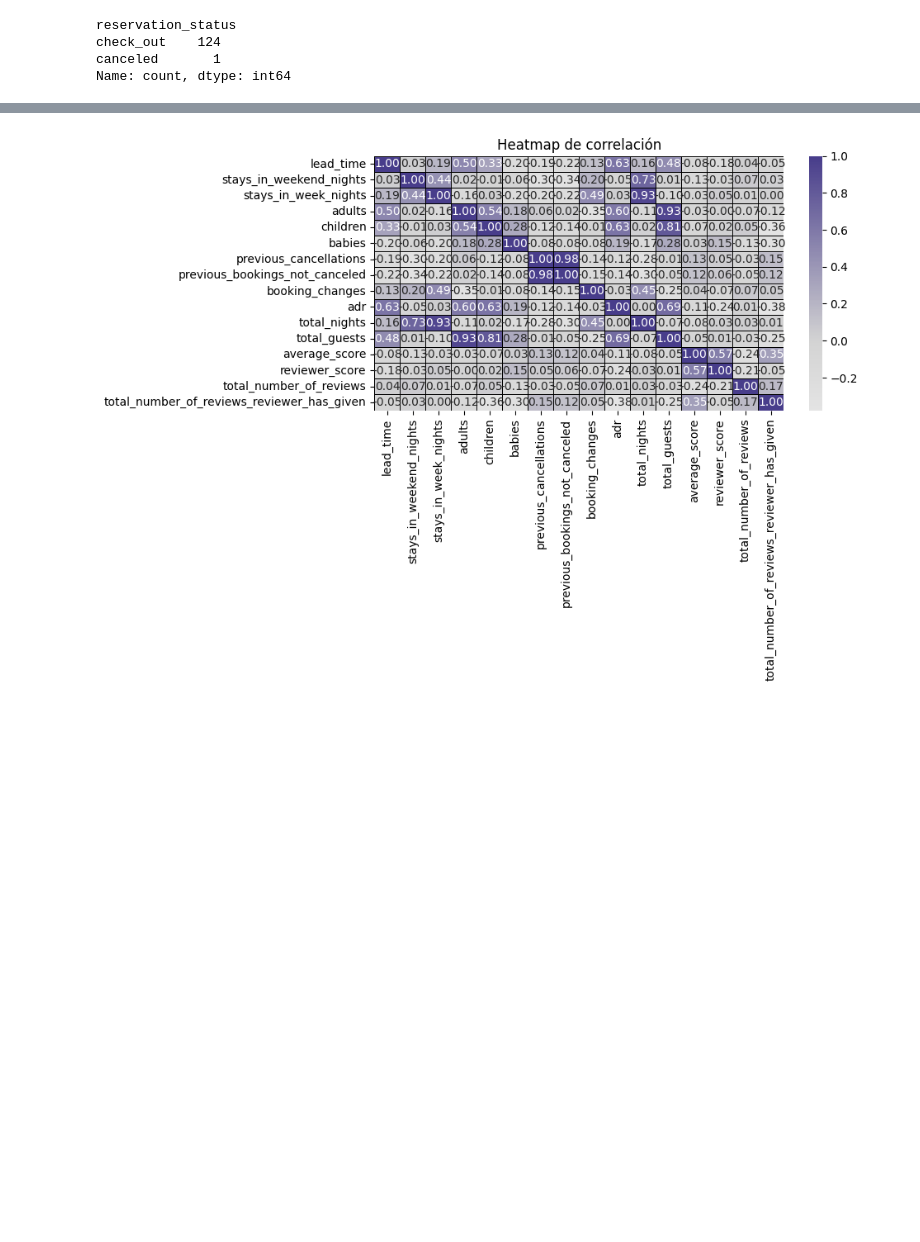
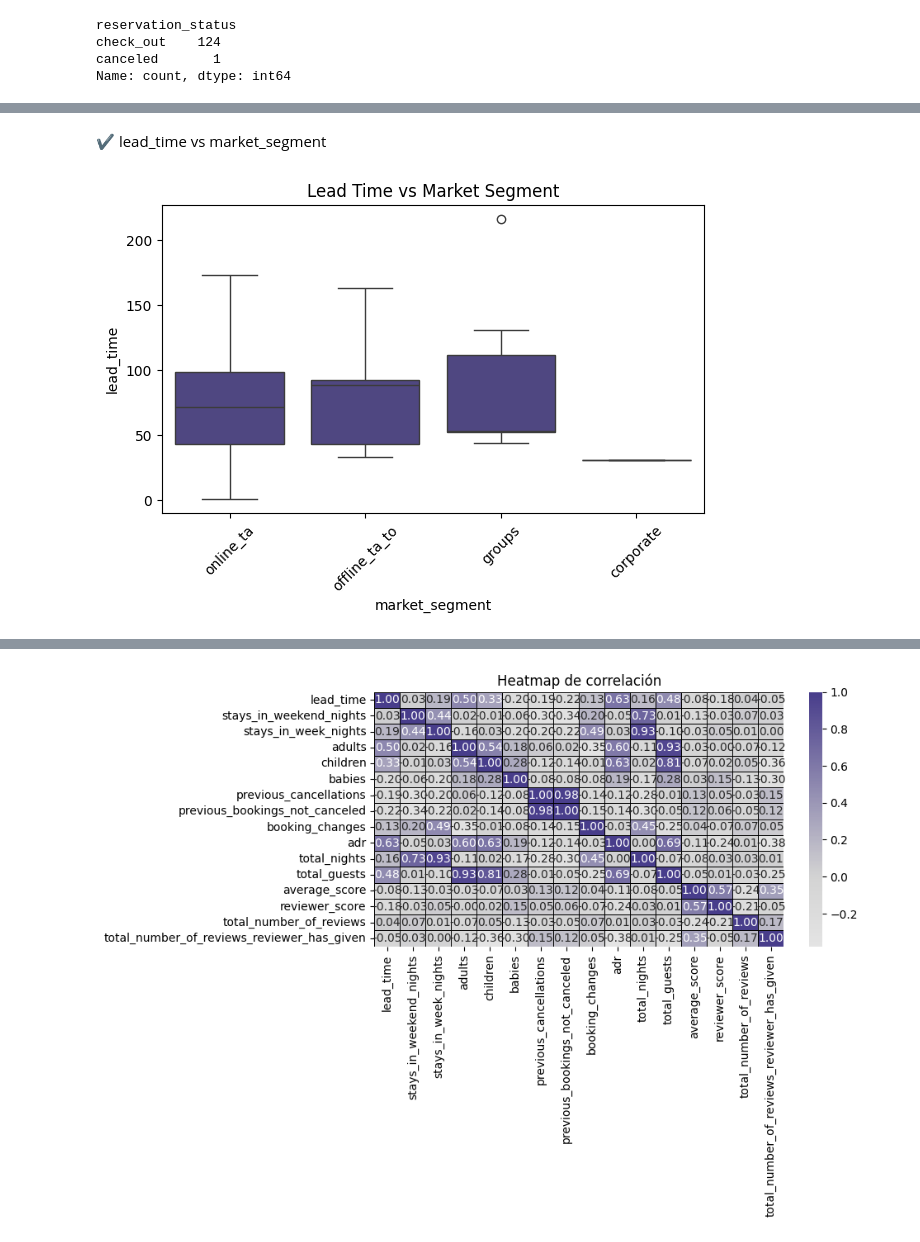
Before and after one commit to lorenalopezarenas/Booking_Reviews, a Jupyter notebook: notebooks/03. EDA.ipynb, the cells around one changed output, grey strips where cells are left out. Cells and saved outputs as stored; diff of their text form; code cells hidden in the pictures; blank space fills up the shorter version.

```diff
--- a/notebooks/03. EDA.ipynb
+++ b/notebooks/03. EDA.ipynb
@@ -516,0 +438,6 @@ Conclusión: La cantidad de visitas web al mes no diferencia claramente entre su
+# %% [markdown]
+✔ lead_time vs market_segment
+# %%
+boxplots_bi(booking_reviews, "market_segment", "lead_time", "Lead Time vs Market Segment")
+# %% [output]
+[figure, added]
```
Also changed, not shown: parts of 66 cells of this notebook.
